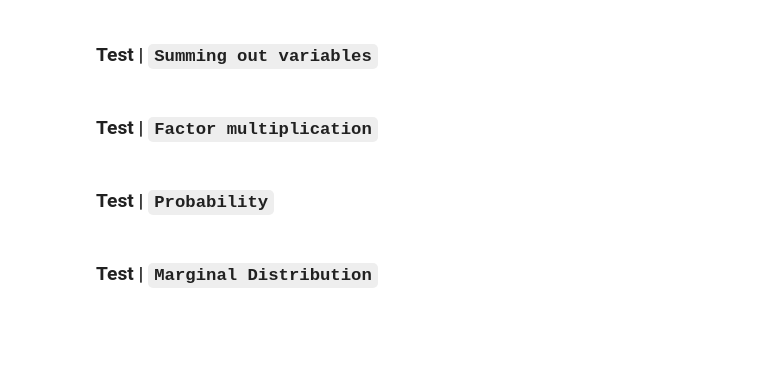
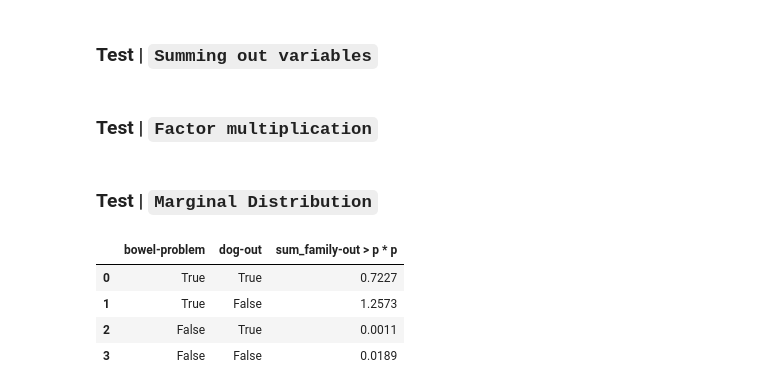
Before and after one commit to alexandru-dochian/bayesian_networks, a Jupyter notebook: Main.ipynb, the cells around one changed output. Drawn from its saved outputs; the diff is of its cells as text; code cells hidden in the pictures; blank space fills up the shorter version.

Commit message:
fixed marginal distribution

```diff
--- a/Main.ipynb
+++ b/Main.ipynb
@@ -127,5 +126,3 @@ expected_first_2_rows = pd.DataFrame(columns=["B", "C", "D", "E", "f1 * f2"], da
 actual = BNReasoner.factor_multiplication(first, second)
 actual_first_2_rows = actual.iloc[0:2]
 assert actual_first_2_rows.equals(expected_first_2_rows)
-# %% [markdown]
-### Test | `Probability`
@@ -139,2 +129,12 @@ fail_on_float(dog_problem.probability(Q={"dog-out": False, "bowel-problem": Fals
 # %% [markdown]
 ### Test | `Marginal Distribution`
+# %%
+dog_problem = BNReasoner("testing/dog_problem.BIFXML")
+
+dog_problem.marginal_distribution(Q={"dog-out": True, "bowel-problem": True}, e={})
+# %% [output]
+|  | bowel-problem | dog-out | sum_family-out > p * p |
+| 0 | True | True | 0.7227 |
+| 1 | True | False | 1.2573 |
+| 2 | False | True | 0.0011 |
+| 3 | False | False | 0.0189 |
```
Also changed, not shown: parts of 3 cells of this notebook, 1 other file.
